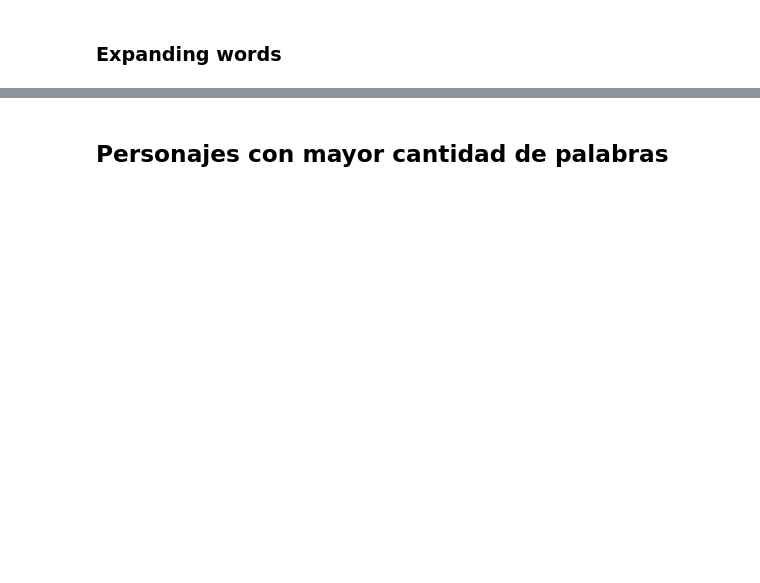
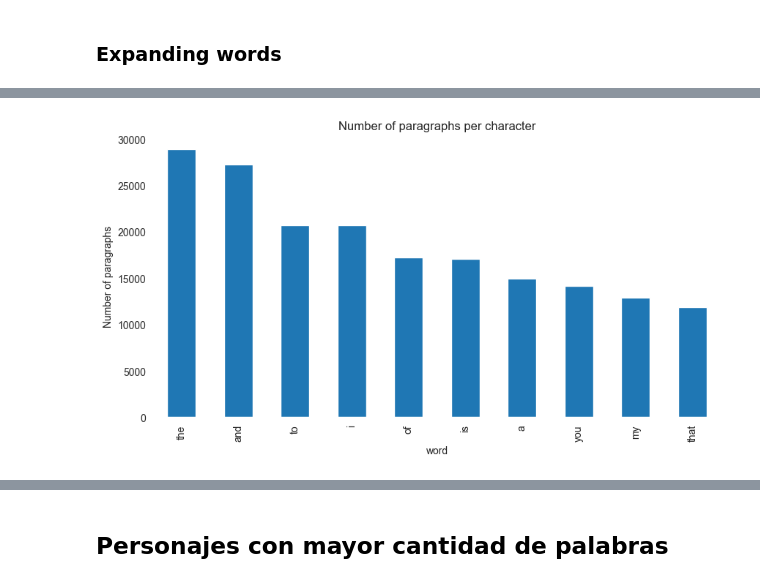
Before and after one commit to enzofali/intro-cd, a Jupyter notebook: Tarea_1/Tarea1_resolucion.ipynb, the cells around one changed output, grey strips where cells are left out. Saved outputs shown, nothing was run; the diff lists cells and outputs as text; code cells hidden in the pictures; blank space fills up the shorter version.

```diff
--- a/Tarea_1/Tarea1_resolucion.ipynb
+++ b/Tarea_1/Tarea1_resolucion.ipynb
@@ -439,0 +418,32 @@ if music be the food of love  play on  give me excess of it  that  surfeiting  t
+# %%
+import re
+
+# Removing usual contractions with regex
+contractions_re = re.compile('(%s)'%'|'.join(contractions_dict.keys()))
+
+def expand_contractions(sentence, contractions_dict=contractions_dict):
+  '''
+  Expands contractions in a sentence.
+  Args:
+    sentence: string
+    contractions_dict: dictionary of contractions to be expanded
+  Returns:
+    string with expanded contractions.
+  Example:
+    expand_contractions("I'm going to the store")
+    # returns "I am going to the store"
+  '''
+  def replace(match):
+    '''
+    Replaces contraction with expanded form.
+    Args:
+      match: match object
+    Returns:
+      expanded form of contraction.
+    '''
+    if match.group(0) in contractions_dict:
+      return contractions_dict[match.group(0)]
+    else:
+      return match.group(0)
+
+  return contractions_re.sub(replace, sentence)
@@ -511,0 +608,3 @@ df_words
+# %%
+top_words = df_words.groupby("word")["id"].count().sort_values(ascending=False)
+top_words
@@ -511,0 +625,9 @@ df_words
+# %%
+# Plot the top 10 words
+plt.figure(figsize=(10, 5))
+top_words[:10].plot(kind="bar")
+plt.title("Number of paragraphs per character")
+plt.ylabel("Number of paragraphs")
+plt.show()
+# %% [output]
+[figure, added]
```
Also changed, not shown: parts of 30 cells of this notebook, 2 other files.
